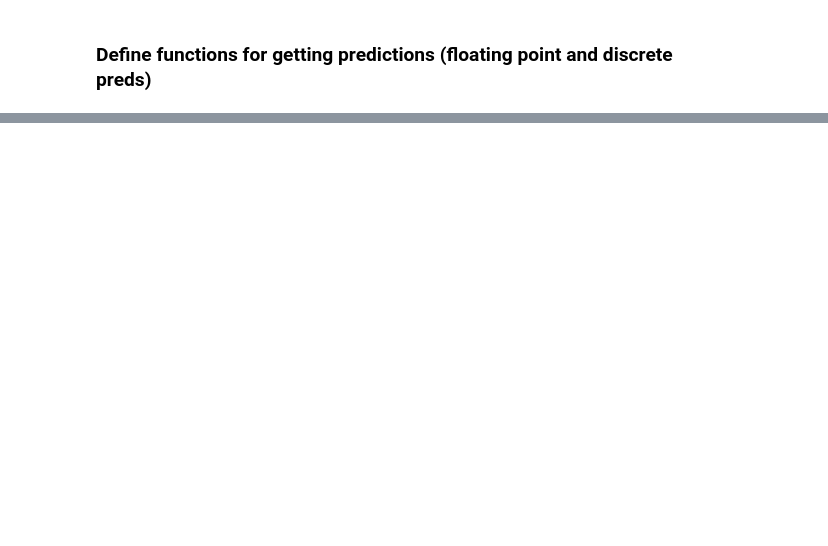
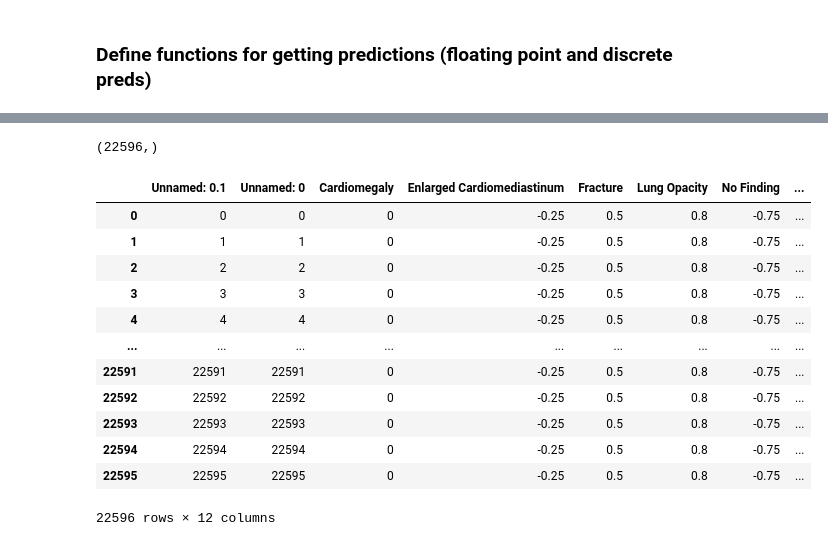
Before and after one commit to kevinfleisher/CS156b, a Jupyter notebook: Notebooks/vit_val_results.ipynb, the cells around one changed output, grey strips where cells are left out. Drawn from its saved outputs; the diff is of its cells as text; code cells hidden in the pictures; blank space fills up the shorter version.

```diff
--- a/Notebooks/vit_val_results.ipynb
+++ b/Notebooks/vit_val_results.ipynb
@@ -121,0 +335,22 @@ floating_df['Id'] = Id
+# %%
+pleural_effusion.shape
+# %% [output]
+(22596,)
+# %%
+hacked_file = pd.read_csv('sub_1_MSE_hack_file.csv')
+# %%
+hacked_file
+# %% [output]
+|  | Unnamed: 0.1 | Unnamed: 0 | Cardiomegaly | Enlarged Cardiomediastinum | Fracture | Lung Opacity | No Finding | ... |
+| 0 | 0 | 0 | 0 | -0.25 | 0.5 | 0.8 | -0.75 | ... |
+| 1 | 1 | 1 | 0 | -0.25 | 0.5 | 0.8 | -0.75 | ... |
+| 2 | 2 | 2 | 0 | -0.25 | 0.5 | 0.8 | -0.75 | ... |
+| 3 | 3 | 3 | 0 | -0.25 | 0.5 | 0.8 | -0.75 | ... |
+| 4 | 4 | 4 | 0 | -0.25 | 0.5 | 0.8 | -0.75 | ... |
+| ... | ... | ... | ... | ... | ... | ... | ... | ... |
+| 22591 | 22591 | 22591 | 0 | -0.25 | 0.5 | 0.8 | -0.75 | ... |
+| 22592 | 22592 | 22592 | 0 | -0.25 | 0.5 | 0.8 | -0.75 | ... |
+| 22593 | 22593 | 22593 | 0 | -0.25 | 0.5 | 0.8 | -0.75 | ... |
+| 22594 | 22594 | 22594 | 0 | -0.25 | 0.5 | 0.8 | -0.75 | ... |
+| 22595 | 22595 | 22595 | 0 | -0.25 | 0.5 | 0.8 | -0.75 | ... |
+22596 rows × 12 columns
```
Also changed, not shown: parts of 52 cells of this notebook.
